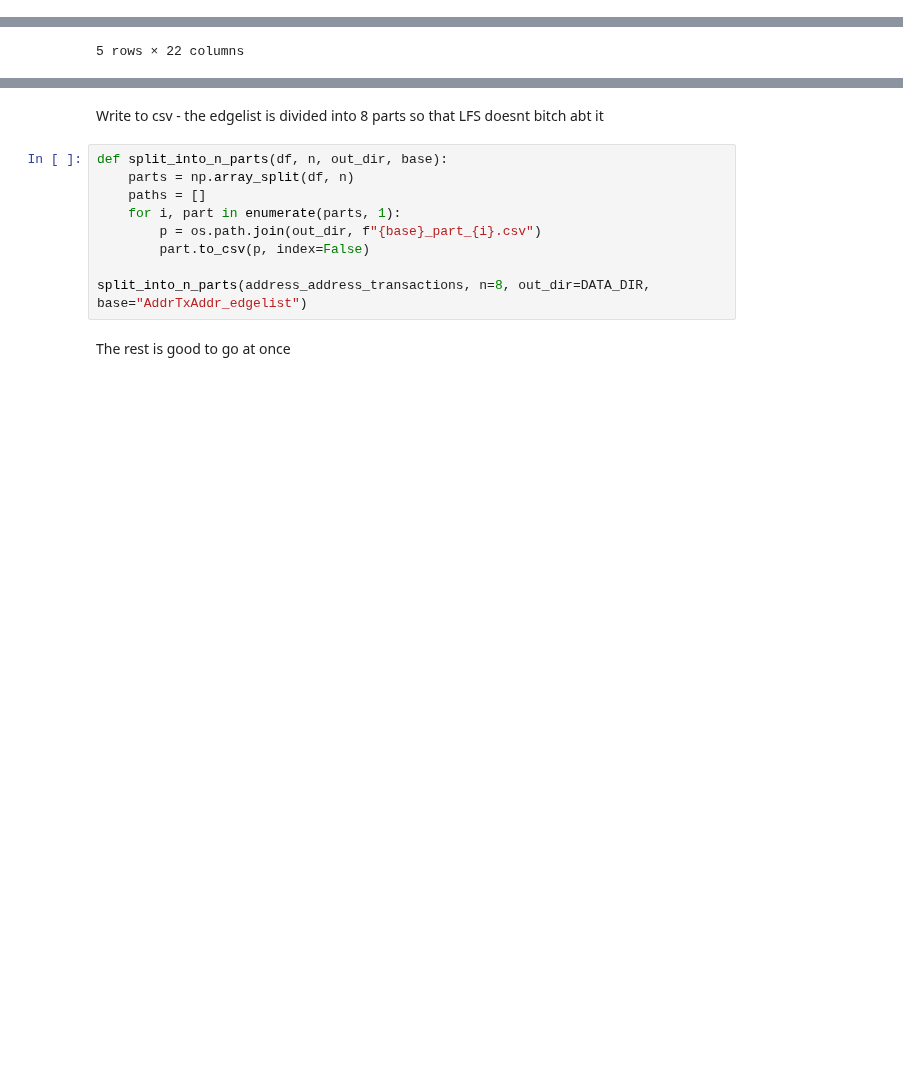
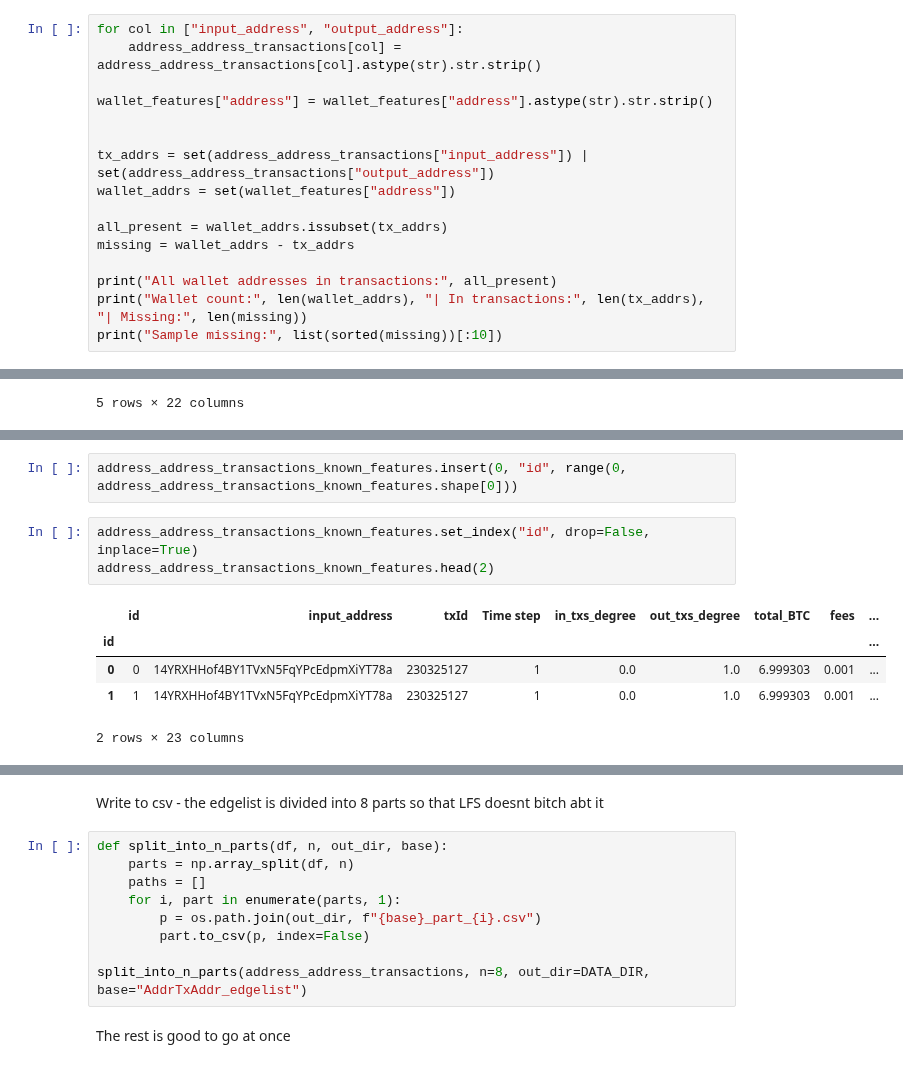
Before and after one commit to flatala/graph_ml, a Jupyter notebook: notebooks/load_dataset.ipynb, the cells around one changed output, grey strips where cells are left out. Saved outputs shown, nothing was run; the diff lists cells and outputs as text; blank space fills up the shorter version.

```diff
--- a/notebooks/load_dataset.ipynb
+++ b/notebooks/load_dataset.ipynb
@@ -250,3 +188,19 @@ address_address_transactions.head(5)
 | 3 | 1MAQQZn7EHP6J3erXByCciFiVcgS8ZhWqz | 86875675 | 1 | -0.098483 | -0.184668 | -1.201369 | 0.028105 | ... |
 | 4 | 1MAQQZn7EHP6J3erXByCciFiVcgS8ZhWqz | 86875675 | 1 | -0.098483 | -0.184668 | -1.201369 | 0.028105 | ... |
 5 rows × 187 columns
+# %%
+for col in ["input_address", "output_address"]:
+    address_address_transactions[col] = address_address_transactions[col].astype(str).str.strip()
+
+wallet_features["address"] = wallet_features["address"].astype(str).str.strip()
+
+
+tx_addrs = set(address_address_transactions["input_address"]) | set(address_address_transactions["output_address"])
+wallet_addrs = set(wallet_features["address"])
+
+all_present = wallet_addrs.issubset(tx_addrs)
+missing = wallet_addrs - tx_addrs
+
+print("All wallet addresses in transactions:", all_present)
+print("Wallet count:", len(wallet_addrs), "| In transactions:", len(tx_addrs), "| Missing:", len(missing))
+print("Sample missing:", list(sorted(missing))[:10])
@@ -268,0 +247,11 @@ address_address_transactions_known_features.head(5)
+# %%
+address_address_transactions_known_features.insert(0, "id", range(0, address_address_transactions_known_features.shape[0]))
+# %%
+address_address_transactions_known_features.set_index("id", drop=False, inplace=True)
+address_address_transactions_known_features.head(2)
+# %% [output]
+|  | id | input_address | txId | Time step | in_txs_degree | out_txs_degree | total_BTC | fees | ... |
+| id |  |  |  |  |  |  |  |  | ... |
+| 0 | 0 | 14YRXHHof4BY1TVxN5FqYPcEdpmXiYT78a | 230325127 | 1 | 0.0 | 1.0 | 6.999303 | 0.001 | ... |
+| 1 | 1 | 14YRXHHof4BY1TVxN5FqYPcEdpmXiYT78a | 230325127 | 1 | 0.0 | 1.0 | 6.999303 | 0.001 | ... |
+2 rows × 23 columns
```
Also changed, not shown: parts of 30 cells of this notebook, 4 other files.
